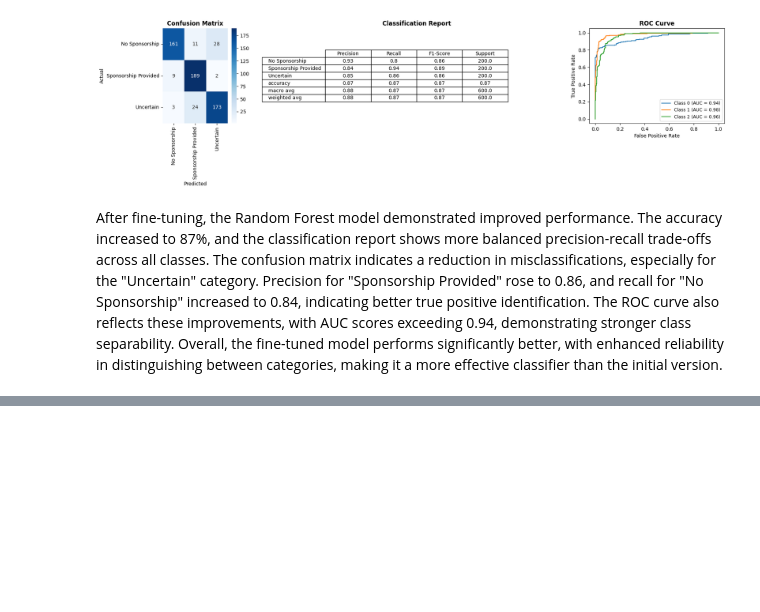
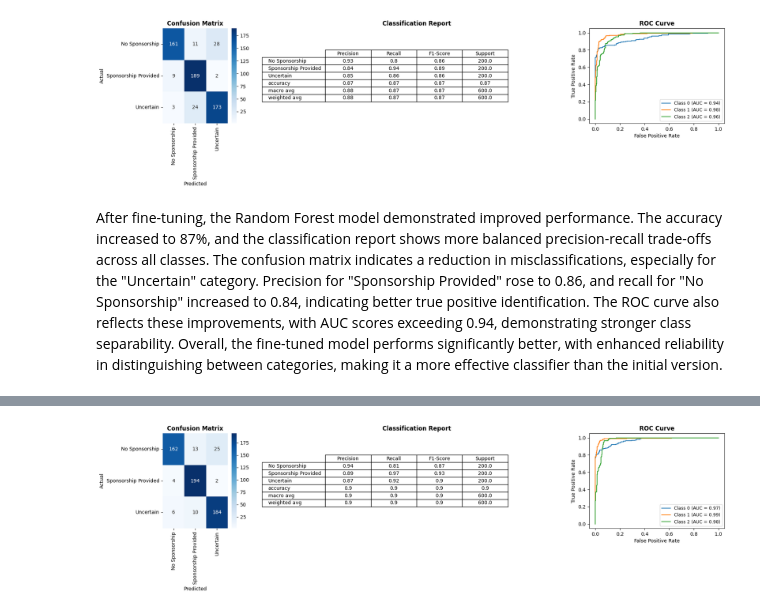
Before and after one commit to rsgGit/job-search, a Jupyter notebook: notebooks/text_classification_model.ipynb, the cells around one changed output, grey strips where cells are left out. Drawn from its saved outputs; the diff is of its cells as text; code cells hidden in the pictures; blank space fills up the shorter version.

Commit message:
started with neural model

```diff
--- a/notebooks/text_classification_model.ipynb
+++ b/notebooks/text_classification_model.ipynb
@@ -310,0 +321,13 @@ After fine-tuning, the Random Forest model demonstrated improved performance. Th
+# %%
+neural_model = Sequential([
+            Dense(64, activation='relu', input_shape = (x_train.shape[1], )),
+            Dense(32, activation='relu'),
+            Dense(3, activation='softmax')
+])
+
+neural_model.compile(optimizer='adam', loss='sparse_categorical_crossentropy', metrics=['accuracy'])
+
+neural_model.fit(x_train, y_train, epochs=10, batch_size=32, validation_data = (x_test, y_test))
+
+loss, accuracy = neural_model.evaluate(x_test, y_test)
+print(f"Test Accuracy: {accuracy:.4f}")
@@ -310,0 +353,3 @@ After fine-tuning, the Random Forest model demonstrated improved performance. Th
+# %%
+neural_model_y_scores = neural_model.predict(x_test)
+neural_model_y_pred = np.argmax(neural_model_y_scores, axis=1)
@@ -310,0 +358,4 @@ After fine-tuning, the Random Forest model demonstrated improved performance. Th
+# %%
+display_results(neural_model_y_scores, y_test, neural_model_y_pred)
+# %% [output]
+[figure, added]
```
Also changed, not shown: parts of 17 cells of this notebook.
